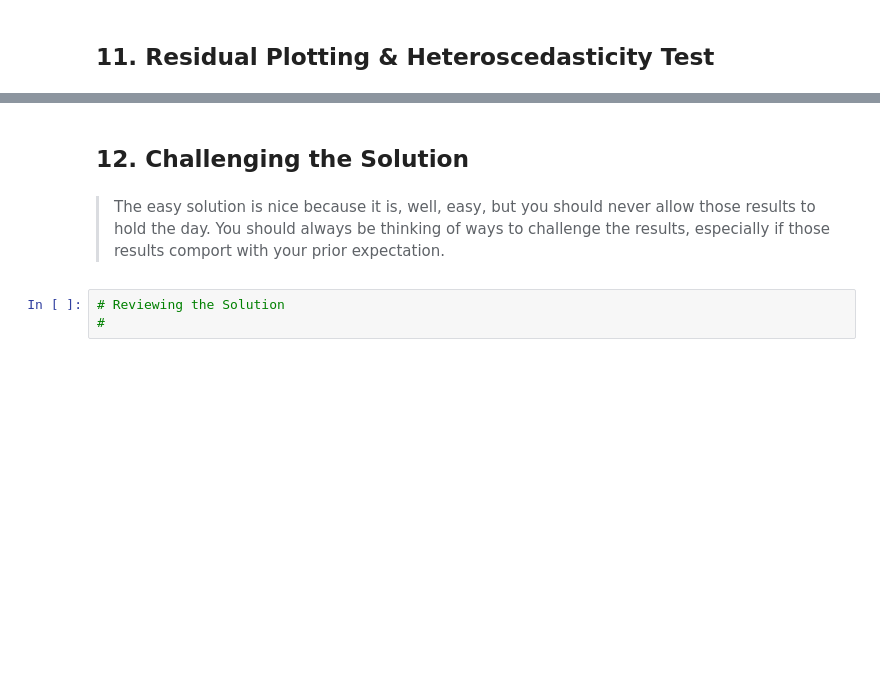
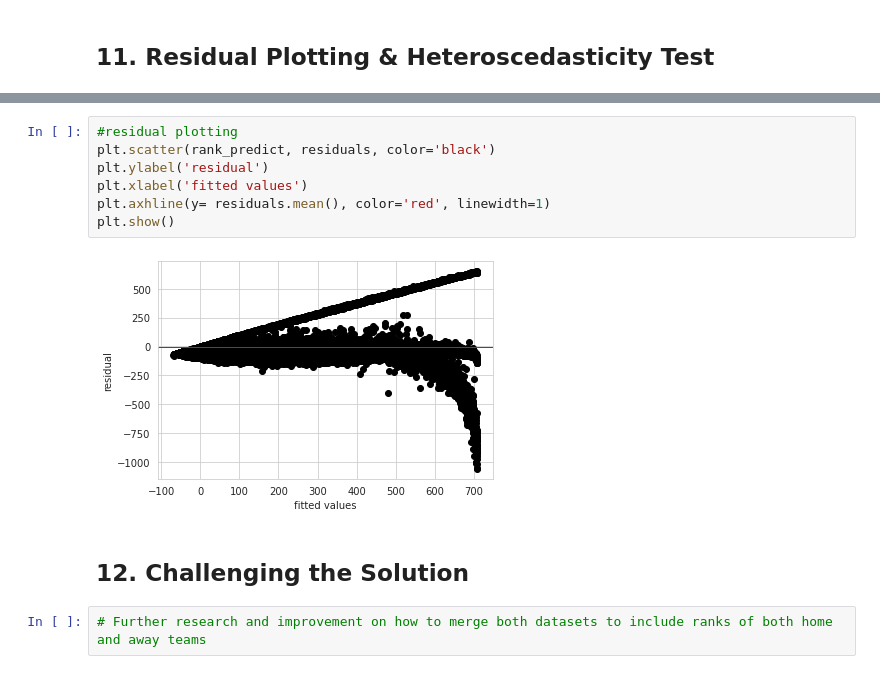
Before and after one commit to therealellam/CORE_ML_WK1, a Jupyter notebook: DSC_CORE_MOD2_WK1__ML_Bellah_Ellam.ipynb, the cells around one changed output, grey strips where cells are left out. Drawn from its saved outputs; the diff is of its cells as text; blank space fills up the shorter version.

```diff
--- a/DSC_CORE_MOD2_WK1__ML_Bellah_Ellam.ipynb
+++ b/DSC_CORE_MOD2_WK1__ML_Bellah_Ellam.ipynb
@@ -259,7 +445,13 @@ plt.show()
+# %%
+#residual plotting
+plt.scatter(rank_predict, residuals, color='black')
+plt.ylabel('residual')
+plt.xlabel('fitted values')
+plt.axhline(y= residuals.mean(), color='red', linewidth=1)
+plt.show()
+# %% [output]
+[figure, added]
 # %% [markdown]
 ## 12. Challenging the Solution
-# %% [markdown]
-> The easy solution is nice because it is, well, easy, but you should never allow those results to hold the day. You should always be thinking of ways to challenge the results, especially if those results comport with your prior expectation.
-# %%
-# Reviewing the Solution
-#
+# %%
+# Further research and improvement on how to merge both datasets to include ranks of both home and away teams
```
Also changed, not shown: parts of 26 cells of this notebook.
